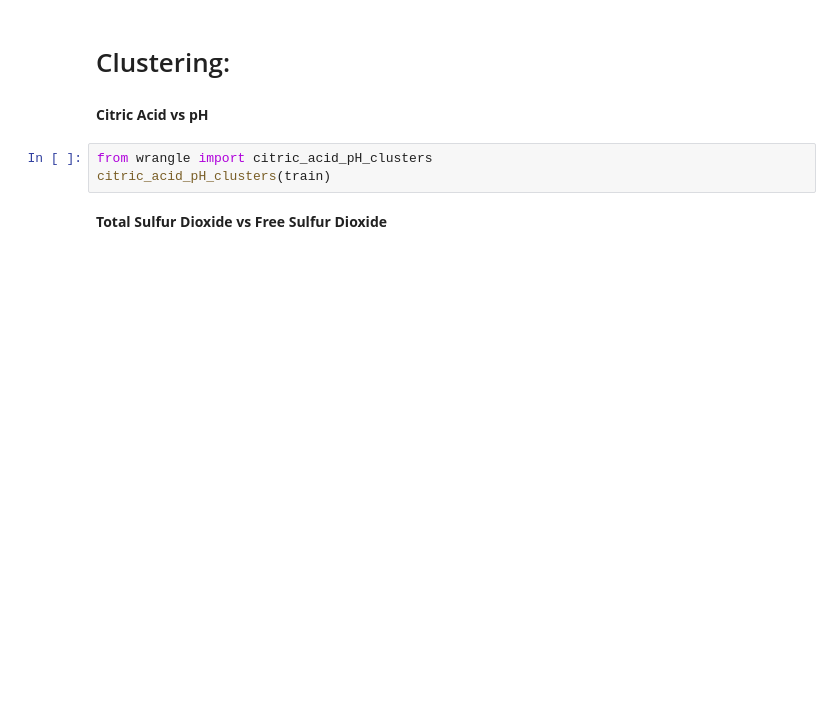
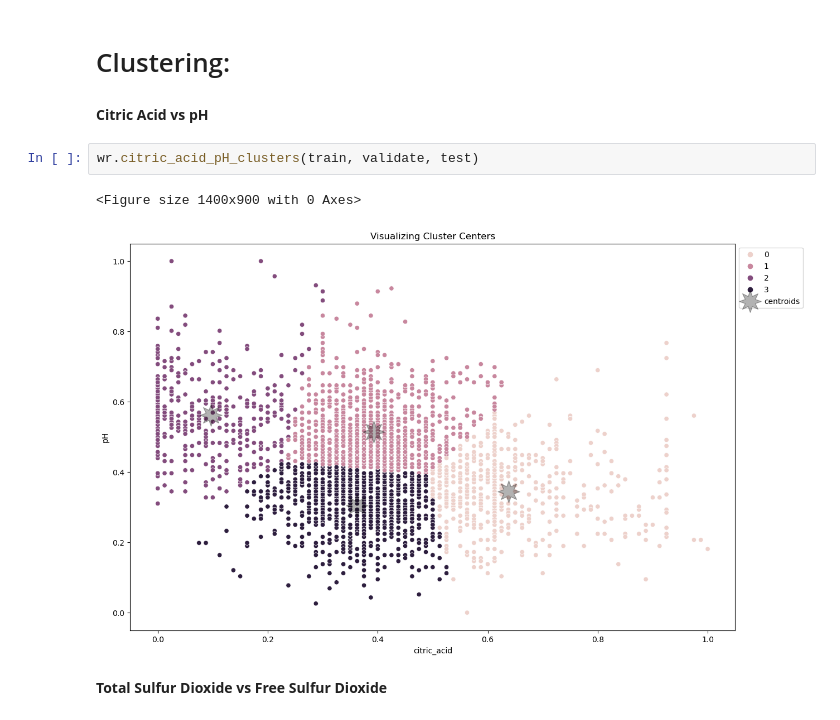
Before and after one commit to Wine-Clustering-Group-B/Clustering-Project, a Jupyter notebook: Final_Notebook.ipynb, the cells around one changed output. Saved outputs shown, nothing was run; the diff lists cells and outputs as text; blank space fills up the shorter version.

```diff
--- a/Final_Notebook.ipynb
+++ b/Final_Notebook.ipynb
@@ -262,8 +266,10 @@ train, validate, test = wr.scale_data(train, validate, test, to_scale)
 # %% [markdown]
 <b>Citric Acid vs pH
 # %%
-from wrangle import citric_acid_pH_clusters
-citric_acid_pH_clusters(train)
+wr.citric_acid_pH_clusters(train, validate, test)
+# %% [output]
+<Figure size 1400x900 with 0 Axes>
+[figure, added]
 # %% [markdown]
 <b>Total Sulfur Dioxide vs Free Sulfur Dioxide
 # %%
```
Also changed, not shown: parts of 10 cells of this notebook, 1 other file.
